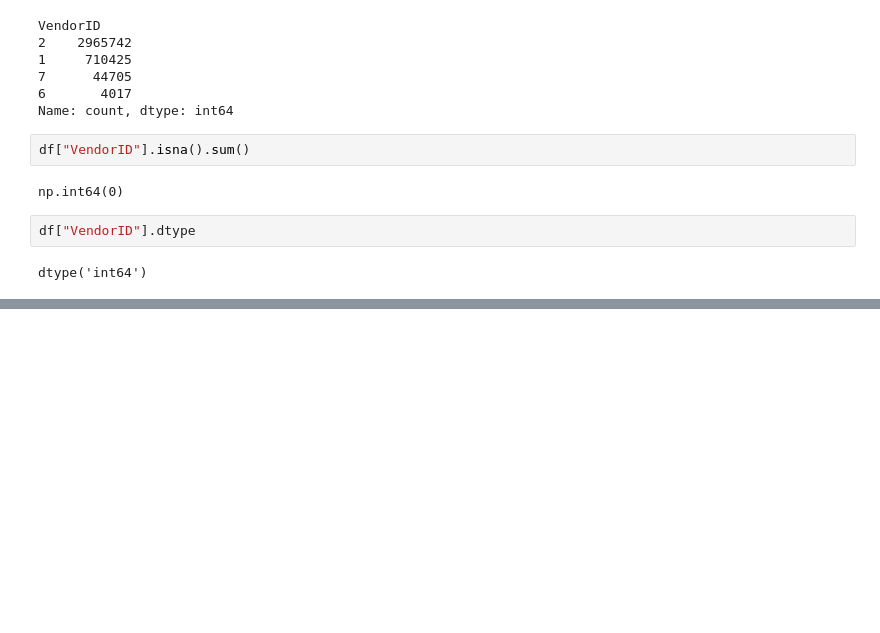
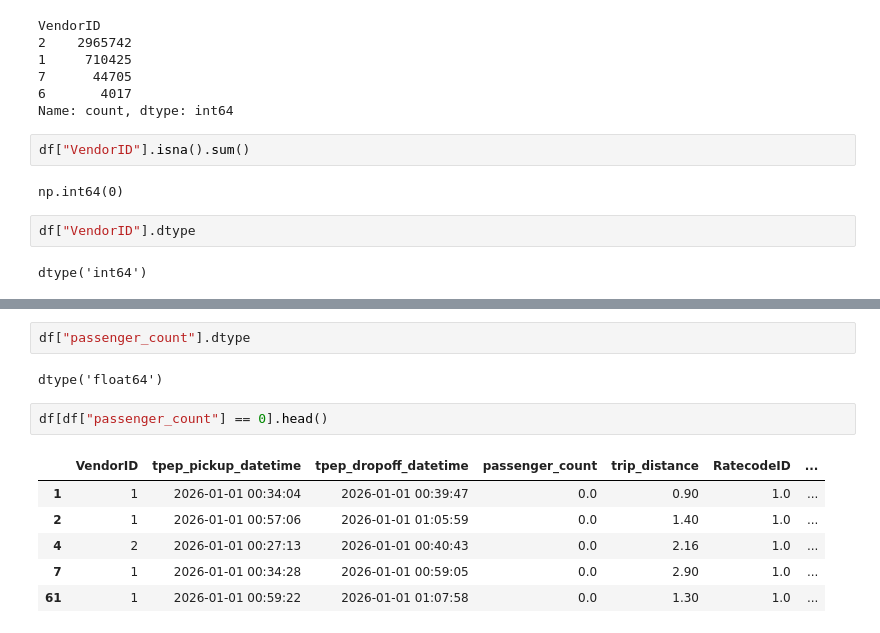
Before and after one commit to Raktabhbhattacharjee/nyc-taxi-etl, a Jupyter notebook: notebooks/01_data_profiling.ipynb, the cells around one changed output, grey strips where cells are left out. Drawn from its saved outputs; the diff is of its cells as text; blank space fills up the shorter version.

```diff
--- a/notebooks/01_data_profiling.ipynb
+++ b/notebooks/01_data_profiling.ipynb
@@ -212,0 +241,13 @@ dtype('int64')
+# %%
+df["passenger_count"].dtype
+# %% [output]
+dtype('float64')
+# %%
+df[df["passenger_count"] == 0].head()
+# %% [output]
+|  | VendorID | tpep_pickup_datetime | tpep_dropoff_datetime | passenger_count | trip_distance | RatecodeID | ... |
+| 1 | 1 | 2026-01-01 00:34:04 | 2026-01-01 00:39:47 | 0.0 | 0.90 | 1.0 | ... |
+| 2 | 1 | 2026-01-01 00:57:06 | 2026-01-01 01:05:59 | 0.0 | 1.40 | 1.0 | ... |
+| 4 | 2 | 2026-01-01 00:27:13 | 2026-01-01 00:40:43 | 0.0 | 2.16 | 1.0 | ... |
+| 7 | 1 | 2026-01-01 00:34:28 | 2026-01-01 00:59:05 | 0.0 | 2.90 | 1.0 | ... |
+| 61 | 1 | 2026-01-01 00:59:22 | 2026-01-01 01:07:58 | 0.0 | 1.30 | 1.0 | ... |
```
Also changed, not shown: parts of 10 cells of this notebook, 2 other files.
